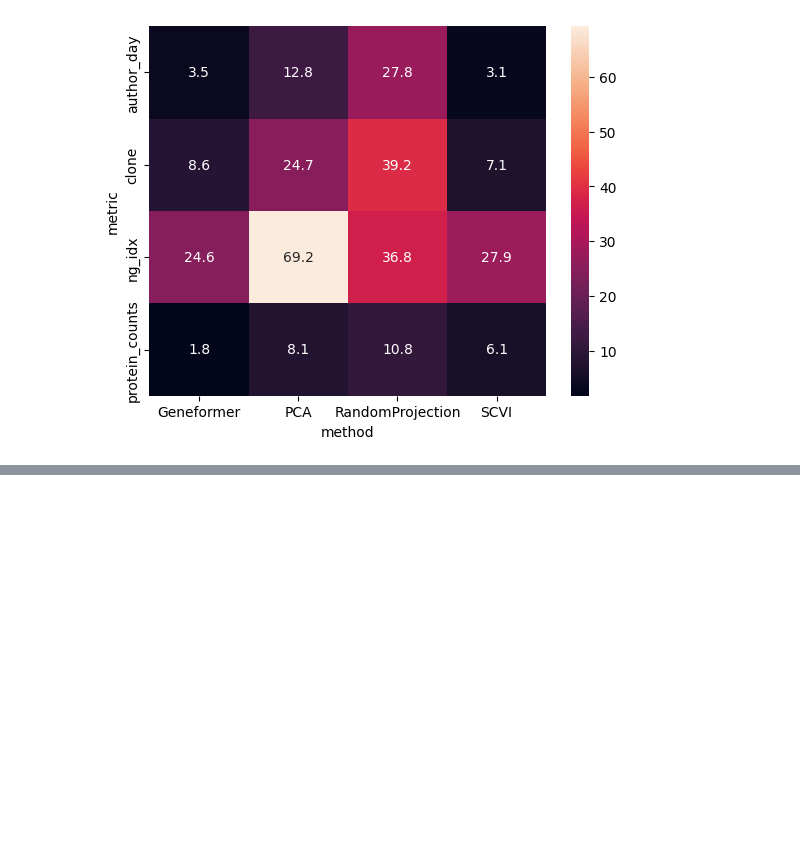
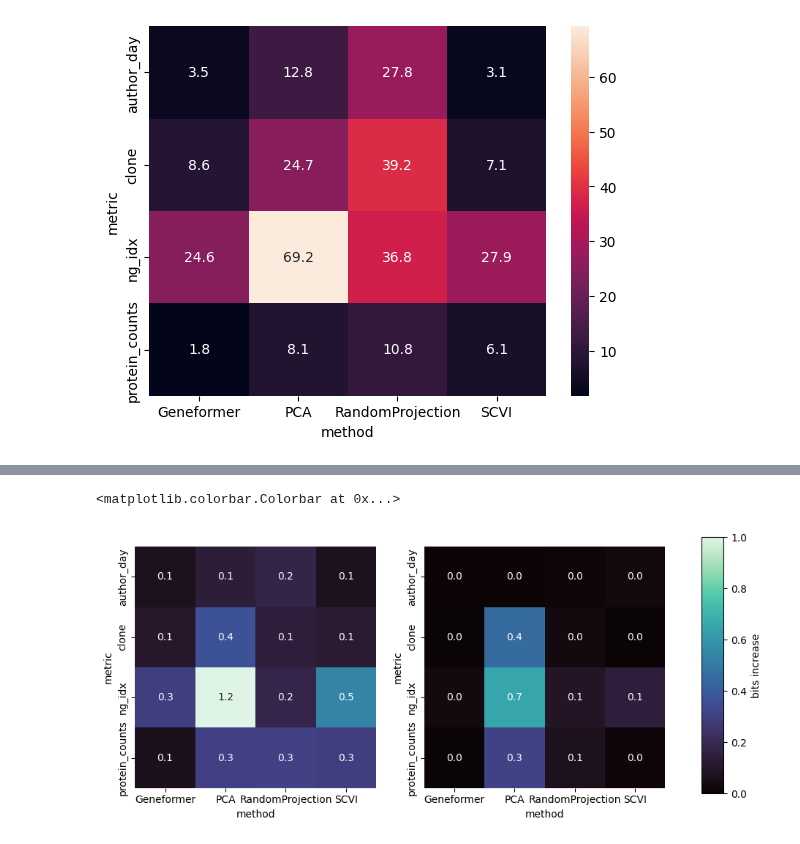
Before and after one commit to igor-sadalski/Scaling-up-measurement-noise-scaling-laws, a Jupyter notebook: analysis/projections.ipynb, the cells around one changed output, grey strips where cells are left out. Drawn from its saved outputs; the diff is of its cells as text; code cells hidden in the pictures; blank space fills up the shorter version.

```diff
--- a/analysis/projections.ipynb
+++ b/analysis/projections.ipynb
@@ -246,0 +246,21 @@ fig.colorbar(sm, cax=cbar_ax, label='Bits increase')
+# %%
+fig, axes = plt.subplots(1, 2, figsize=(10, 5))
+
+sns.heatmap(pd.pivot_table(noise_proj, values='bits increase',
+                           index='metric', columns='method'), annot=True, fmt=".1f", ax=axes[0], square=True,
+                           vmin=0, vmax=1, cmap="mako", cbar=False)
+
+sns.heatmap(pd.pivot_table(projection_df, values='bits increase',
+                           index='metric', columns='method'), annot=True, fmt=".1f", ax=axes[1], square=True,
+                           vmin=0, vmax=1, cmap="mako", cbar=False)
+
+# adjust layout to make room for color bar
+plt.subplots_adjust(right=0.85)
+cbar_ax = fig.add_axes([0.9, 0.15, 0.03, 0.7])
+norm = plt.Normalize(vmin=0, vmax=1)
+sm = plt.cm.ScalarMappable(cmap="mako", norm=norm)
+sm.set_array([])
+fig.colorbar(sm, cax=cbar_ax, label='bits increase')
+# %% [output]
+<matplotlib.colorbar.Colorbar at 0x...>
+[figure, added]
```
Also changed, not shown: parts of 1 cell of this notebook, 2 other files.
